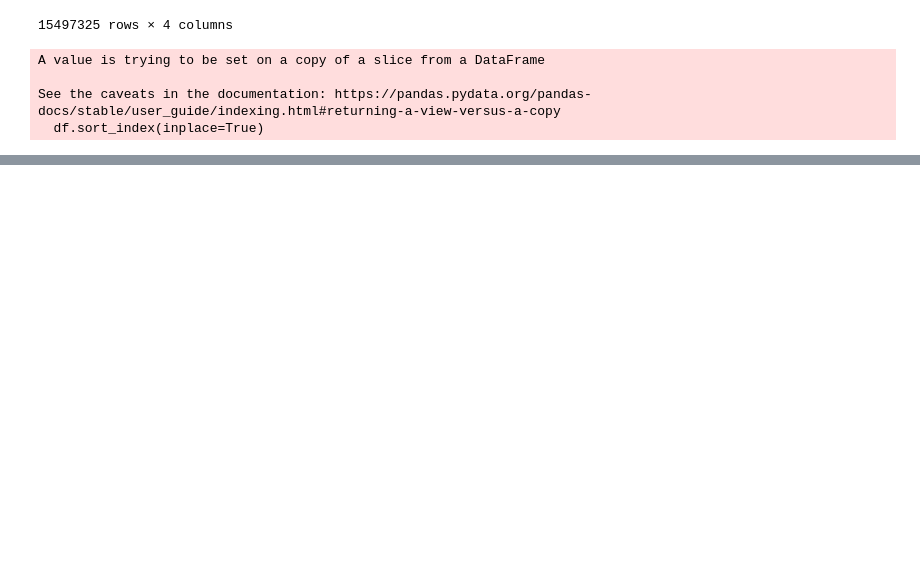
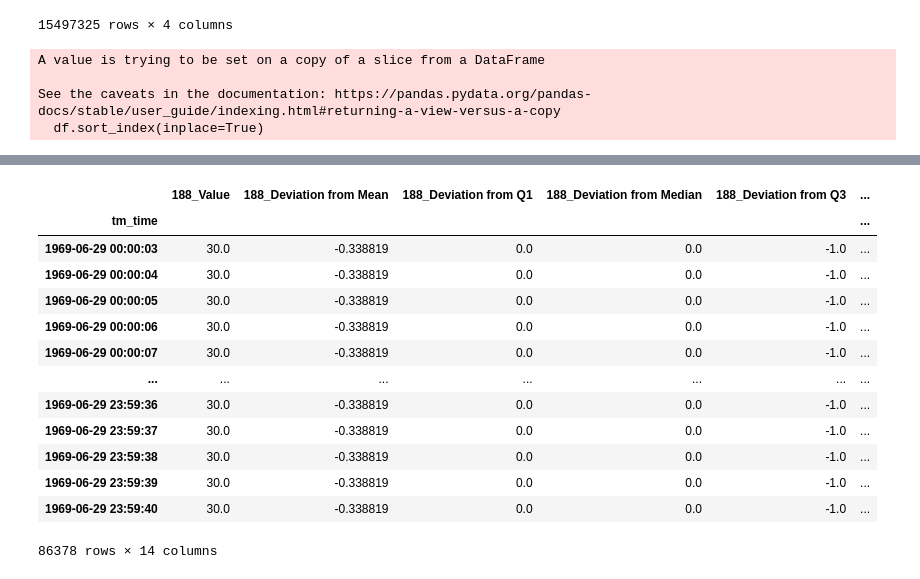
Before and after one commit to EmMUR25/work, a Jupyter notebook: notebook.ipynb, the cells around one changed output, grey strips where cells are left out. Cells and saved outputs as stored; diff of their text form; code cells hidden in the pictures; blank space fills up the shorter version.

```diff
--- a/notebook.ipynb
+++ b/notebook.ipynb
@@ -101,6 +108,6 @@ df
 15497325 rows × 4 columns
 # %%
-list_of_dfs = data_split(df,well_id_int=6110299100,param_id_list=[188,200],package_size=50000, leftcut=5000)
+list_of_dfs = data_split(df,well_id_int=6110299100,param_id_list=[188,200],package_size=5000, leftcut=0)
 # %% [output]
 A value is trying to be set on a copy of a slice from a DataFrame
 
@@ -126,5 +136,5 @@ list_of_dfs[0]
 # %%
-result_df = calculate_deviations(list_of_dfs[0])
+result_df = calculate_deviations(list_of_dfs)
 
 result_df
 # %% [output]
@@ -144,0 +158,17 @@ result_df
+# %%
+result_df[-1]
+# %% [output]
+|  | 188_Value | 188_Deviation from Mean | 188_Deviation from Q1 | 188_Deviation from Median | 188_Deviation from Q3 | ... |
+| tm_time |  |  |  |  |  | ... |
+| 1969-06-29 00:00:03 | 30.0 | -0.338819 | 0.0 | 0.0 | -1.0 | ... |
+| 1969-06-29 00:00:04 | 30.0 | -0.338819 | 0.0 | 0.0 | -1.0 | ... |
+| 1969-06-29 00:00:05 | 30.0 | -0.338819 | 0.0 | 0.0 | -1.0 | ... |
+| 1969-06-29 00:00:06 | 30.0 | -0.338819 | 0.0 | 0.0 | -1.0 | ... |
+| 1969-06-29 00:00:07 | 30.0 | -0.338819 | 0.0 | 0.0 | -1.0 | ... |
+| ... | ... | ... | ... | ... | ... | ... |
+| 1969-06-29 23:59:36 | 30.0 | -0.338819 | 0.0 | 0.0 | -1.0 | ... |
+| 1969-06-29 23:59:37 | 30.0 | -0.338819 | 0.0 | 0.0 | -1.0 | ... |
+| 1969-06-29 23:59:38 | 30.0 | -0.338819 | 0.0 | 0.0 | -1.0 | ... |
+| 1969-06-29 23:59:39 | 30.0 | -0.338819 | 0.0 | 0.0 | -1.0 | ... |
+| 1969-06-29 23:59:40 | 30.0 | -0.338819 | 0.0 | 0.0 | -1.0 | ... |
+86378 rows × 14 columns
```
Also changed, not shown: parts of 4 cells of this notebook.
